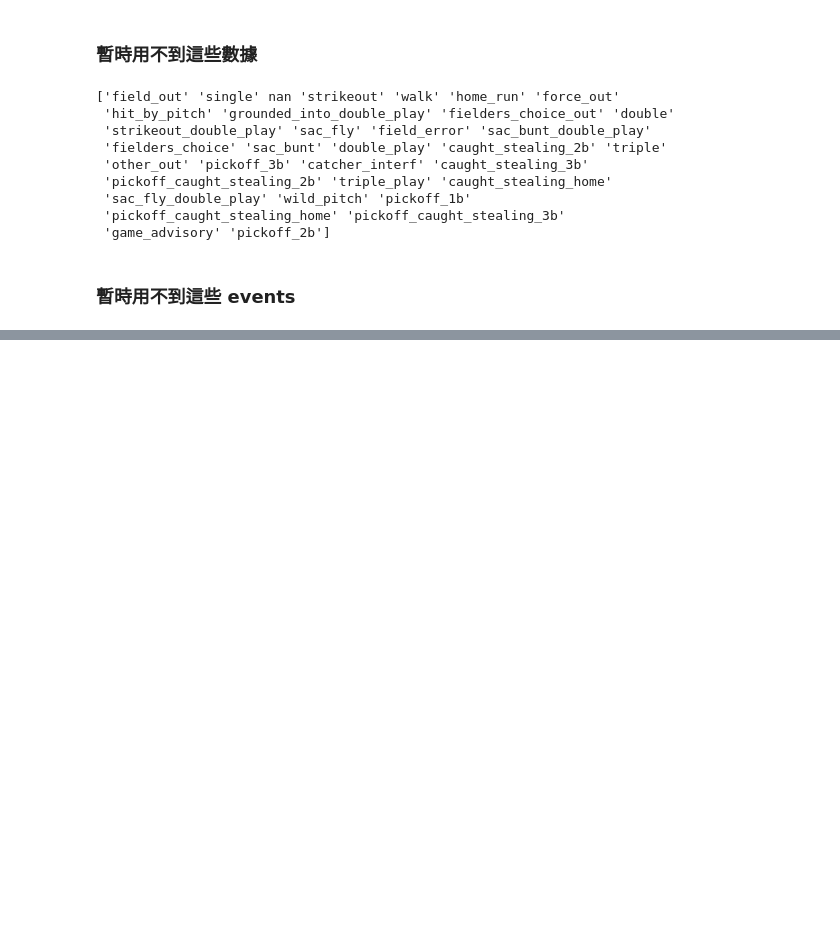
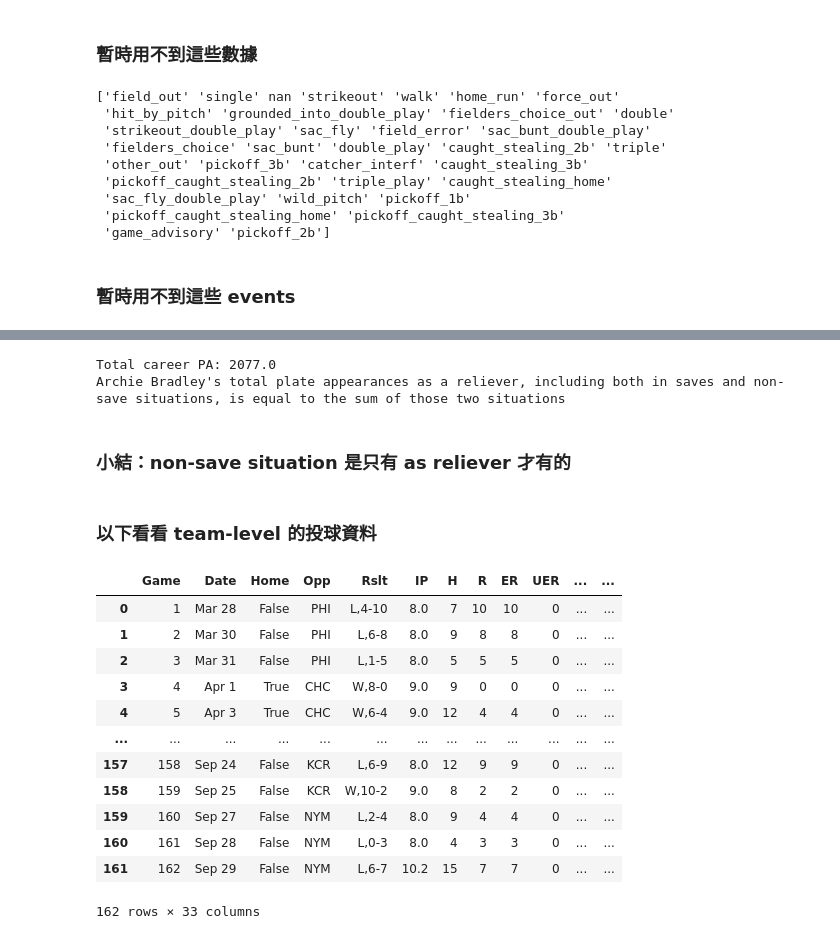
Before and after one commit to Shiou-Ju/closers-non-save-performance, a Jupyter notebook: brief-look-pybaseball-apis.ipynb, the cells around one changed output, grey strips where cells are left out. Saved outputs shown, nothing was run; the diff lists cells and outputs as text; code cells hidden in the pictures; blank space fills up the shorter version.

```diff
--- a/brief-look-pybaseball-apis.ipynb
+++ b/brief-look-pybaseball-apis.ipynb
@@ -351,0 +534,45 @@ print(unique_events)
+# %%
+in_sv_situ_PA_Archie_Bradley = pitching_split_stats_Archie_Bradley[0].loc[('Game Outcome for Pitcher', 'in Sv Situ'), 'PA']
+in_non_sv_PA_Archie_Bradley = pitching_split_stats_Archie_Bradley[0].loc[('Game Outcome for Pitcher', 'in non-Sv'), 'PA']
+
+assert isinstance(in_sv_situ_PA_Archie_Bradley, float)
+assert isinstance(in_non_sv_PA_Archie_Bradley, float)
+
+both_in_sv_non_sv_combined_Archie_Bradley = in_sv_situ_PA_Archie_Bradley + in_non_sv_PA_Archie_Bradley
+
+total_career_PA_Archie_Bradley = pitching_split_stats_Archie_Bradley[0].loc[('Season Totals', 'Career Totals'), 'PA']
+as_reliever_PA_Archie_Bradley = pitching_split_stats_Archie_Bradley[0].loc[('Pitching Role', 'as Reliever'), 'PA']
+
+print('Total career PA: {}'.format(total_career_PA_Archie_Bradley))
+
+# validate if both_in_sv_non_sv_combined_Archie_Bradley is equal to as_reliever_PA_Archie_Bradley
+if both_in_sv_non_sv_combined_Archie_Bradley == as_reliever_PA_Archie_Bradley:
+    print("Archie Bradley's total plate appearances as a reliever, including both in saves and non-save situations, is equal to the sum of those two situations")
+else:
+    print('not equal')
+# %% [output]
+Total career PA: 2077.0
+Archie Bradley's total plate appearances as a reliever, including both in saves and non-save situations, is equal to the sum of those two situations
+# %% [markdown]
+### 小結：non-save situation 是只有 as reliever 才有的
+# %% [markdown]
+### 以下看看 team-level 的投球資料
+# %%
+from pybaseball import team_game_logs, schedule_and_record
+
+team_pitching_logs_2019_ATL = team_game_logs(2019, "ATL", "pitching")
+team_pitching_logs_2019_ATL
+# %% [output]
+|  | Game | Date | Home | Opp | Rslt | IP | H | R | ER | UER | ... | ... |
+| 0 | 1 | Mar 28 | False | PHI | L,4-10 | 8.0 | 7 | 10 | 10 | 0 | ... | ... |
+| 1 | 2 | Mar 30 | False | PHI | L,6-8 | 8.0 | 9 | 8 | 8 | 0 | ... | ... |
+| 2 | 3 | Mar 31 | False | PHI | L,1-5 | 8.0 | 5 | 5 | 5 | 0 | ... | ... |
+| 3 | 4 | Apr 1 | True | CHC | W,8-0 | 9.0 | 9 | 0 | 0 | 0 | ... | ... |
+| 4 | 5 | Apr 3 | True | CHC | W,6-4 | 9.0 | 12 | 4 | 4 | 0 | ... | ... |
+| ... | ... | ... | ... | ... | ... | ... | ... | ... | ... | ... | ... | ... |
+| 157 | 158 | Sep 24 | False | KCR | L,6-9 | 8.0 | 12 | 9 | 9 | 0 | ... | ... |
+| 158 | 159 | Sep 25 | False | KCR | W,10-2 | 9.0 | 8 | 2 | 2 | 0 | ... | ... |
+| 159 | 160 | Sep 27 | False | NYM | L,2-4 | 8.0 | 9 | 4 | 4 | 0 | ... | ... |
+| 160 | 161 | Sep 28 | False | NYM | L,0-3 | 8.0 | 4 | 3 | 3 | 0 | ... | ... |
+| 161 | 162 | Sep 29 | False | NYM | L,6-7 | 10.2 | 15 | 7 | 7 | 0 | ... | ... |
+162 rows × 33 columns
```
Also changed, not shown: parts of 20 cells of this notebook, 1 other file.
